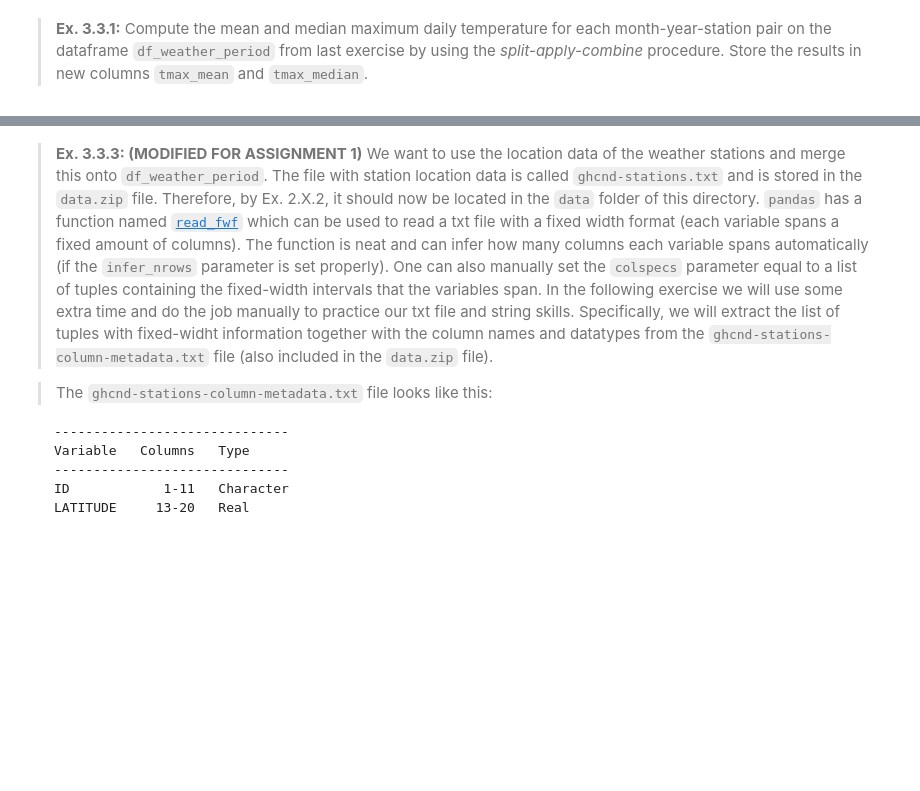
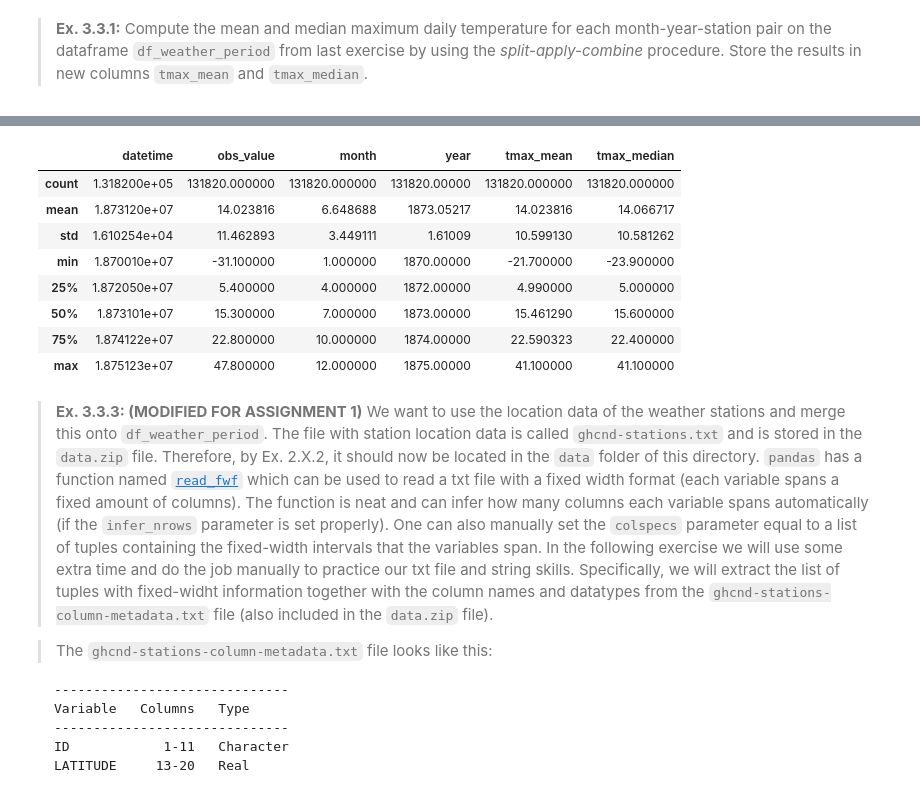
Before and after one commit to danawang10/isds29, a Jupyter notebook: assignment1/Kim/assignment_1_kim.ipynb, the cells around one changed output, grey strips where cells are left out. Saved outputs shown, nothing was run; the diff lists cells and outputs as text; code cells hidden in the pictures; blank space fills up the shorter version.

```diff
--- a/assignment1/Kim/assignment_1_kim.ipynb
+++ b/assignment1/Kim/assignment_1_kim.ipynb
@@ -242,0 +253,12 @@ raise NotImplementedError()
+# %%
+df_weather_period.describe()
+# %% [output]
+|  | datetime | obs_value | month | year | tmax_mean | tmax_median |
+| count | 1.318200e+05 | 131820.000000 | 131820.000000 | 131820.00000 | 131820.000000 | 131820.000000 |
+| mean | 1.873120e+07 | 14.023816 | 6.648688 | 1873.05217 | 14.023816 | 14.066717 |
+| std | 1.610254e+04 | 11.462893 | 3.449111 | 1.61009 | 10.599130 | 10.581262 |
+| min | 1.870010e+07 | -31.100000 | 1.000000 | 1870.00000 | -21.700000 | -23.900000 |
+| 25% | 1.872050e+07 | 5.400000 | 4.000000 | 1872.00000 | 4.990000 | 5.000000 |
+| 50% | 1.873101e+07 | 15.300000 | 7.000000 | 1873.00000 | 15.461290 | 15.600000 |
+| 75% | 1.874122e+07 | 22.800000 | 10.000000 | 1874.00000 | 22.590323 | 22.400000 |
+| max | 1.875123e+07 | 47.800000 | 12.000000 | 1875.00000 | 41.100000 | 41.100000 |
```
Also changed, not shown: parts of 10 cells of this notebook.
